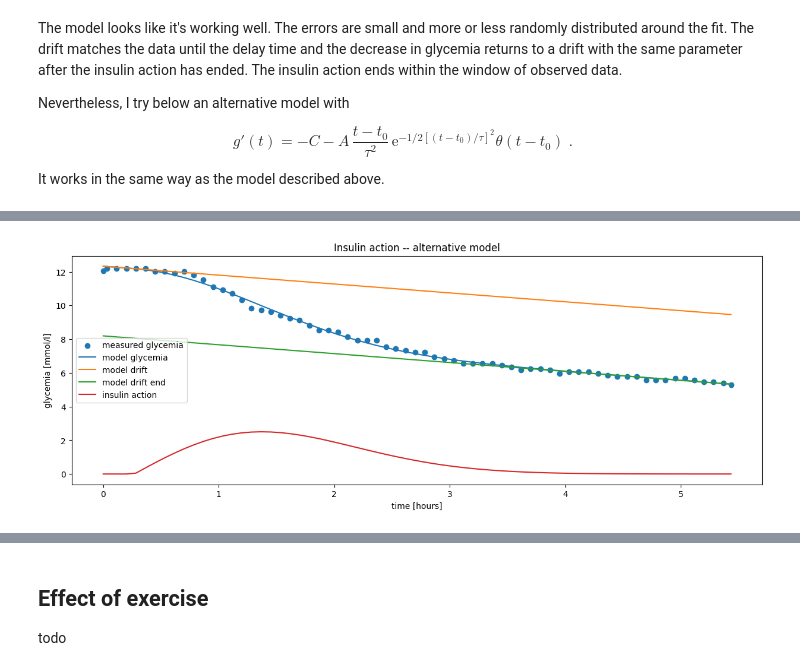
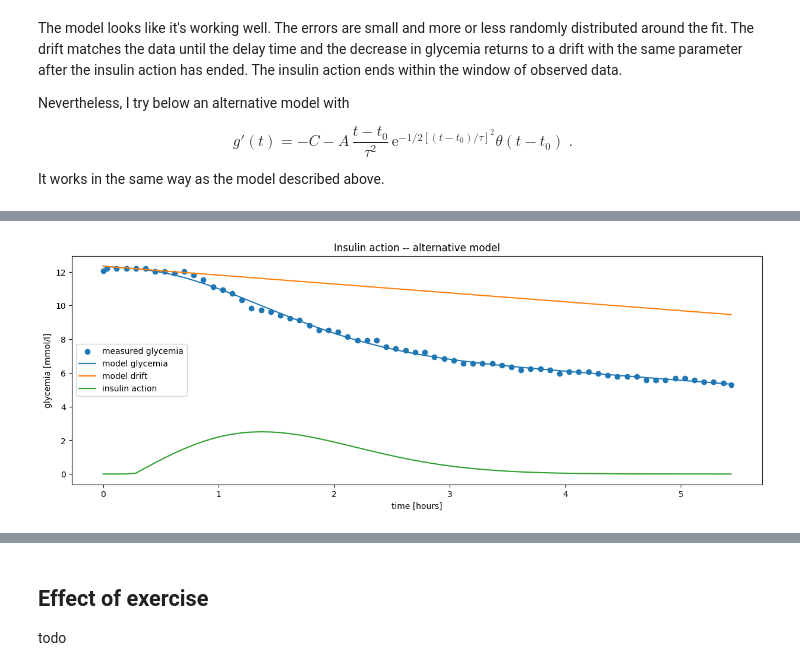
Before and after one commit to sethyvenatem/blood_sugar_fast_day, a Jupyter notebook: fast_day.ipynb, the cells around one changed output, grey strips where cells are left out. Drawn from its saved outputs; the diff is of its cells as text; code cells hidden in the pictures.

Commit message:
sugar action

```diff
--- a/fast_day.ipynb
+++ b/fast_day.ipynb
@@ -365,18 +366,17 @@ fig.set_figwidth(15)
 axs.scatter(data['elapsed_time_h'],data['calibrated_glycemia'], label = 'measured glycemia')
 axs.plot(data['elapsed_time_h'],tofit_square(data['elapsed_time_h'], *popt), label = 'model glycemia')
 axs.plot(data['elapsed_time_h'],popt[1]- popt[0]*data['elapsed_time_h'], label = 'model drift')
-axs.plot(data['elapsed_time_h'],popt[1]- popt[0]*data['elapsed_time_h']-popt[3], label = 'model drift end')
 axs.plot(data['elapsed_time_h'],insulin_action_square(data['elapsed_time_h'], *popt), label = 'insulin action')
 axs.set_xlabel('time [hours]')
 axs.set_ylabel('glycemia [mmol/l]')
 axs.set_title('Insulin action -- alternative model')
 axs.legend();
 
-columns = ['mae [mmol/l]','rmse [mmol/l]','Slow drift [mmol/(lh)]','Action delay [minutes]','Action time scale [minutes]',
+columns = ['mae [mmol/l]','rmse [mmol/l]', 'Event start', 'Slow drift [mmol/(lh)]','Action delay [minutes]','Action time scale [minutes]',
                'Total glycemia decrease [mmol/l]','Time to '+str(100*(1-epsilon))+'% [hours]']
 values = ([np.abs(data['calibrated_glycemia']-tofit_square(data['elapsed_time_h'], *popt)).mean(),
-(((data['calibrated_glycemia']-tofit_square(data['elapsed_time_h'], *popt))**2).mean()**0.5),
+(((data['calibrated_glycemia']-tofit_square(data['elapsed_time_h'], *popt))**2).mean()**0.5), data.index[0],
 popt[0], popt[2]*60, popt[4]*60, popt[3],popt[2]+popt[4]*time_solution[0]])
-round(pd.DataFrame([values],columns = columns, index = ['']),3)
+round(pd.DataFrame([values],columns = columns, index = ['']).set_index('Event start'),3)
 # %% [output]
 |  | mae [mmol/l] | rmse [mmol/l] | Slow drift [mmol/(lh)] | Action delay [minutes] | Action time scale [minutes] | ... |
@@ -384,4 +385,4 @@ round(pd.DataFrame([values],columns = columns, index = ['']),3)
-[figure, old version]
+[figure, new version]
 # %% [markdown]
 Comparing the two models, I slightly prefer the first one because:
 
```
Also changed, not shown: parts of 9 cells of this notebook.
